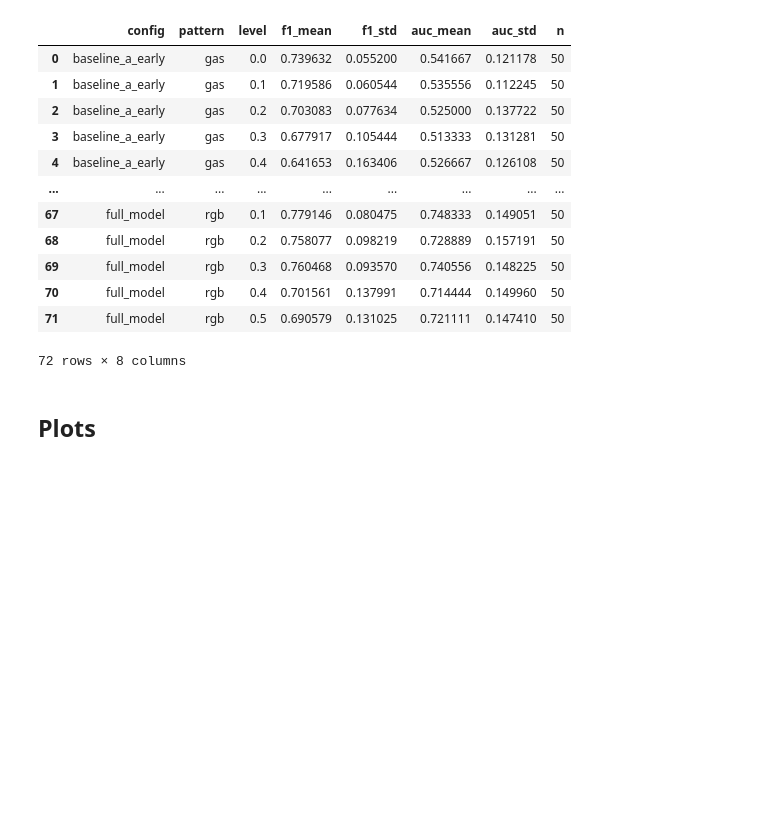
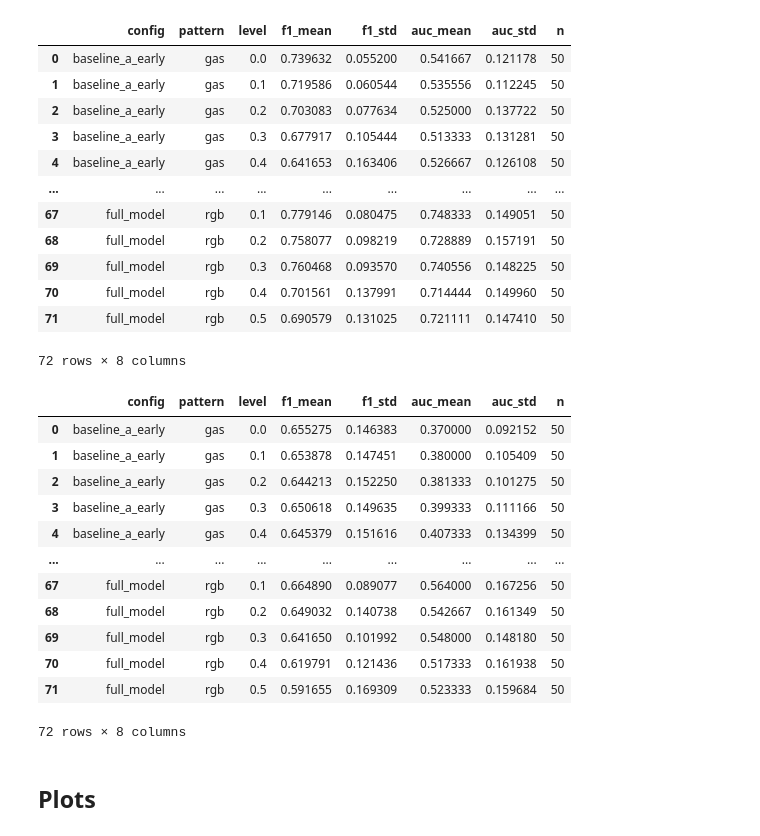
Before and after one commit to srijanani2073/multimodal-fruit-spoilage-detection, a Jupyter notebook: Code/08_missing_data_robustness.ipynb, the cells around one changed output. Saved outputs shown, nothing was run; the diff lists cells and outputs as text; code cells hidden in the pictures; blank space fills up the shorter version.

```diff
--- a/Code/08_missing_data_robustness.ipynb
+++ b/Code/08_missing_data_robustness.ipynb
@@ -1348,3 +1430,19 @@ agg_df
+# %%
+test_agg_df
+# %% [output]
+|  | config | pattern | level | f1_mean | f1_std | auc_mean | auc_std | n |
+| 0 | baseline_a_early | gas | 0.0 | 0.655275 | 0.146383 | 0.370000 | 0.092152 | 50 |
+| 1 | baseline_a_early | gas | 0.1 | 0.653878 | 0.147451 | 0.380000 | 0.105409 | 50 |
+| 2 | baseline_a_early | gas | 0.2 | 0.644213 | 0.152250 | 0.381333 | 0.101275 | 50 |
+| 3 | baseline_a_early | gas | 0.3 | 0.650618 | 0.149635 | 0.399333 | 0.111166 | 50 |
+| 4 | baseline_a_early | gas | 0.4 | 0.645379 | 0.151616 | 0.407333 | 0.134399 | 50 |
+| ... | ... | ... | ... | ... | ... | ... | ... | ... |
+| 67 | full_model | rgb | 0.1 | 0.664890 | 0.089077 | 0.564000 | 0.167256 | 50 |
+| 68 | full_model | rgb | 0.2 | 0.649032 | 0.140738 | 0.542667 | 0.161349 | 50 |
+| 69 | full_model | rgb | 0.3 | 0.641650 | 0.101992 | 0.548000 | 0.148180 | 50 |
+| 70 | full_model | rgb | 0.4 | 0.619791 | 0.121436 | 0.517333 | 0.161938 | 50 |
+| 71 | full_model | rgb | 0.5 | 0.591655 | 0.169309 | 0.523333 | 0.159684 | 50 |
+72 rows × 8 columns
 # %% [markdown]
 ## Plots
 # %%
```
Also changed, not shown: parts of 5 cells of this notebook, 6 other files.
